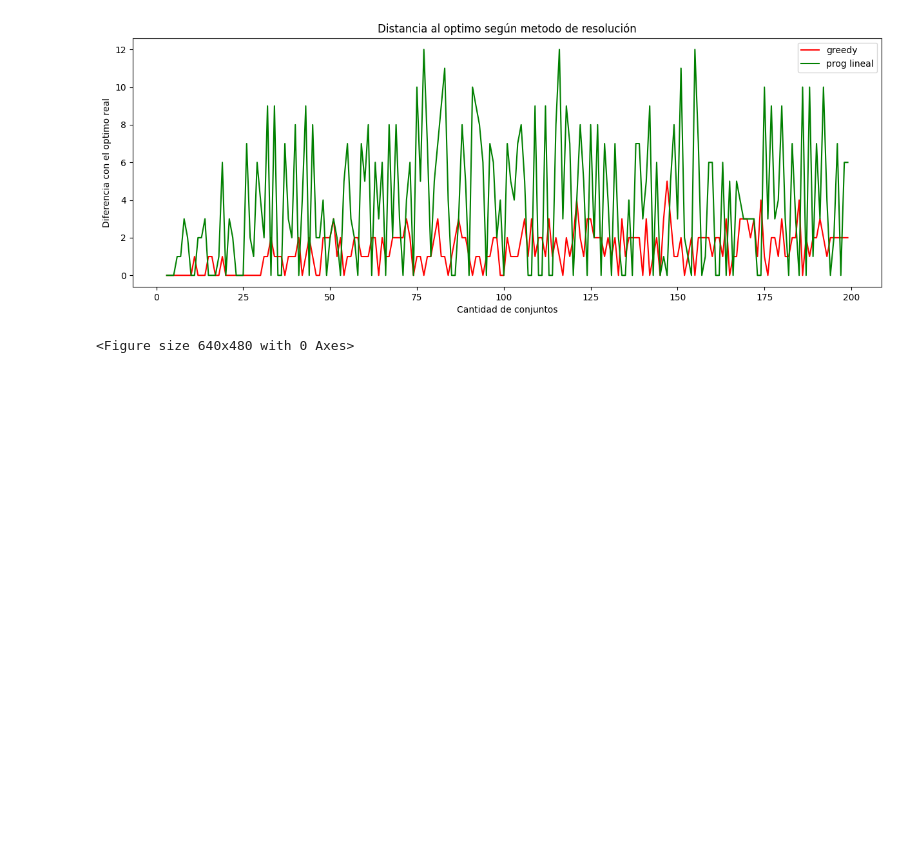
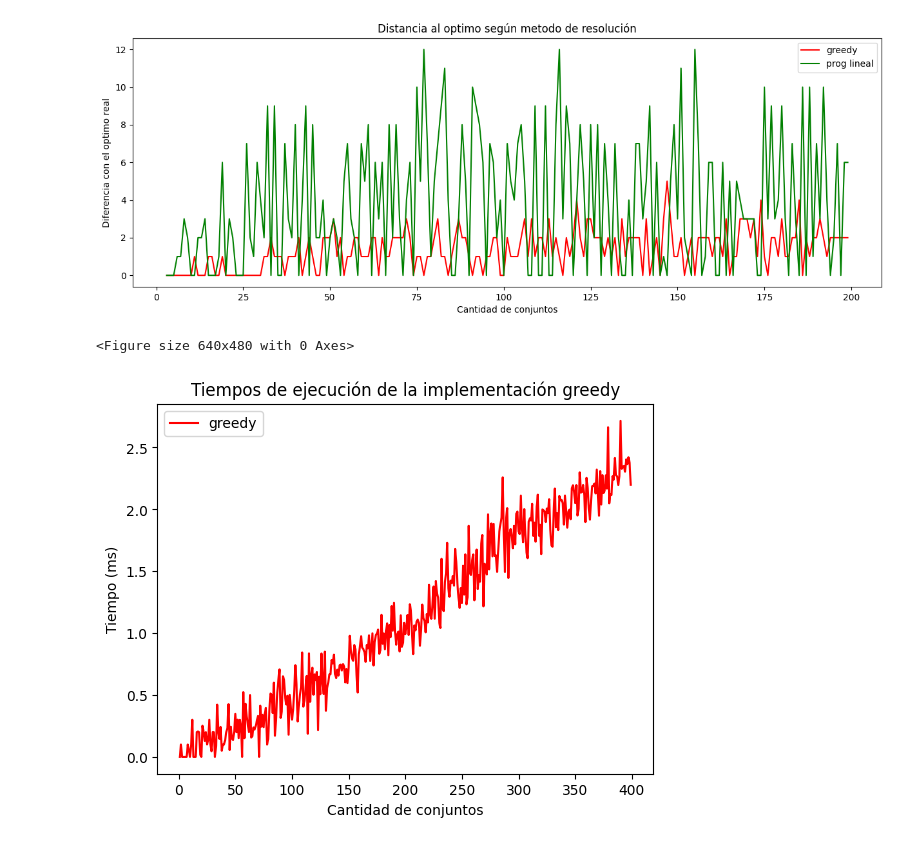
Before and after one commit to Jignacio14/TP3_TDA, a Jupyter notebook: analisis_temporal.ipynb, the cells around one changed output. Saved outputs shown, nothing was run; the diff lists cells and outputs as text; code cells hidden in the pictures; blank space fills up the shorter version.

```diff
--- a/analisis_temporal.ipynb
+++ b/analisis_temporal.ipynb
@@ -281,3 +282,12 @@ if not os.path.exists("randomizedData/aprox_times.csv"):
     aprox_times.to_csv('randomizedData/aprox_times.csv', index=False)
 else:
     aprox_times = pd.read_csv('randomizedData/aprox_times.csv')
+# %%
+plt.plot(aprox_times['m'], aprox_times['greedy']*1000, label='greedy', color='red')
+plt.ylabel('Tiempo (ms)')
+plt.xlabel('Cantidad de conjuntos')
+plt.title("Tiempos de ejecución de la implementación greedy")
+plt.legend()
+plt.show()
+# %% [output]
+[figure, added]
```
Also changed, not shown: parts of 3 cells of this notebook, 4 other files.
